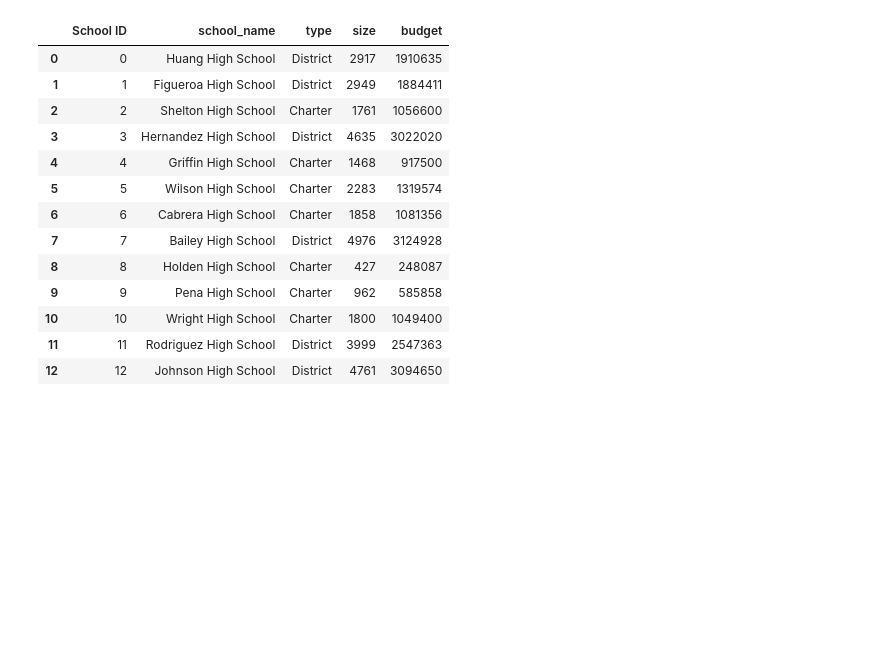
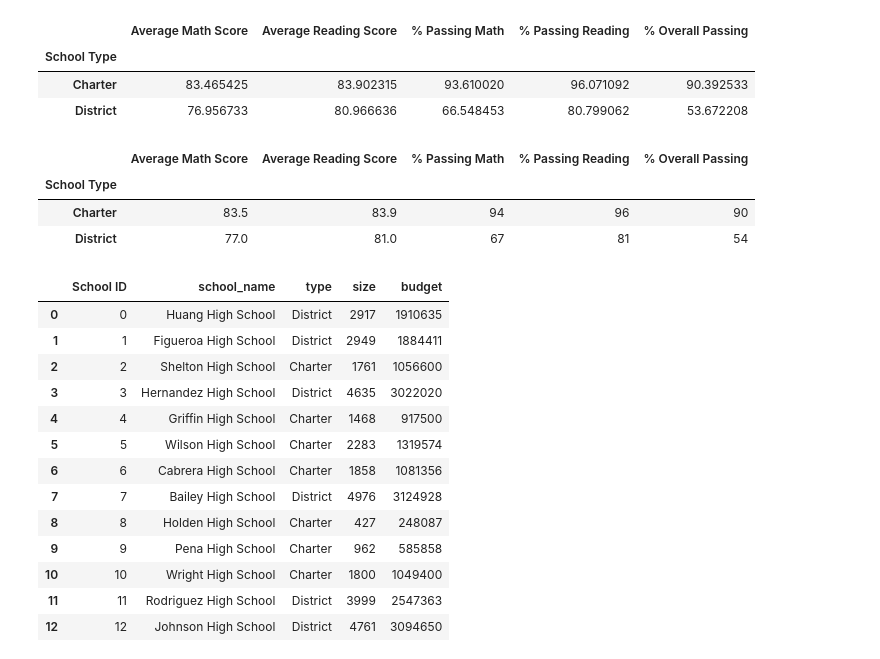
Before and after one commit to Jahill17/School_District_Analysis, a Jupyter notebook: PyCitySchools_Challenge_testing.ipynb, the cells around one changed output. Saved outputs shown, nothing was run; the diff lists cells and outputs as text; code cells hidden in the pictures; blank space fills up the shorter version.

```diff
--- a/PyCitySchools_Challenge_testing.ipynb
+++ b/PyCitySchools_Challenge_testing.ipynb
@@ -562,3 +556,33 @@ school_size_summary_df
+# %%
+# Calculate averages for the desired columns.
+math_scores_type=per_school_summary_df.groupby(["School Type"]).mean()["Average Math Score"]
+reading_scores_type=per_school_summary_df.groupby(["School Type"]).mean()["Average Reading Score"]
+passing_math_type=per_school_summary_df.groupby(["School Type"]).mean()["% Passing Math"]
+passing_reading_type=per_school_summary_df.groupby(["School Type"]).mean()["% Passing Reading"]
+overall_passing_type=per_school_summary_df.groupby(["School Type"]).mean()["% Overall Passing"]
+# %%
+# Assemble into DataFrame.
+school_type_summary_df=pd.DataFrame({"Average Math Score": math_scores_type, "Average Reading Score": reading_scores_type, "% Passing Math": passing_math_type, "% Passing Reading": passing_reading_type, "% Overall Passing": overall_passing_type})
+school_type_summary_df
+# %% [output]
+|  | Average Math Score | Average Reading Score | % Passing Math | % Passing Reading | % Overall Passing |
+| School Type |  |  |  |  |  |
+| Charter | 83.465425 | 83.902315 | 93.610020 | 96.071092 | 90.392533 |
+| District | 76.956733 | 80.966636 | 66.548453 | 80.799062 | 53.672208 |
+# %%
+# # Format the DataFrame
+school_type_summary_df["Average Math Score"]=school_type_summary_df["Average Math Score"].map("{:.1f}".format)
+school_type_summary_df["Average Reading Score"]=school_type_summary_df["Average Reading Score"].map("{:.1f}".format)
+school_type_summary_df["% Passing Math"]=school_type_summary_df["% Passing Math"].map("{:.0f}".format)
+school_type_summary_df["% Passing Reading"]=school_type_summary_df["% Passing Reading"].map("{:.0f}".format)
+school_type_summary_df["% Overall Passing"]=school_type_summary_df["% Overall Passing"].map("{:.0f}".format)
+
+school_type_summary_df
+# %% [output]
+|  | Average Math Score | Average Reading Score | % Passing Math | % Passing Reading | % Overall Passing |
+| School Type |  |  |  |  |  |
+| Charter | 83.5 | 83.9 | 94 | 96 | 90 |
+| District | 77.0 | 81.0 | 67 | 81 | 54 |
 # %%
 # Add the Pandas dependency.
 import pandas as pd
```
Also changed, not shown: parts of 105 cells of this notebook.
